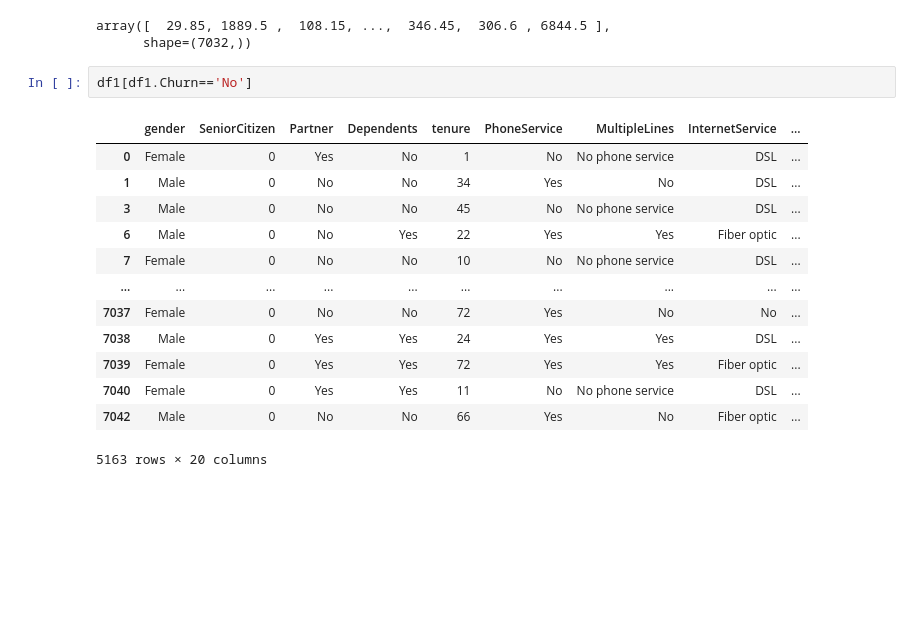
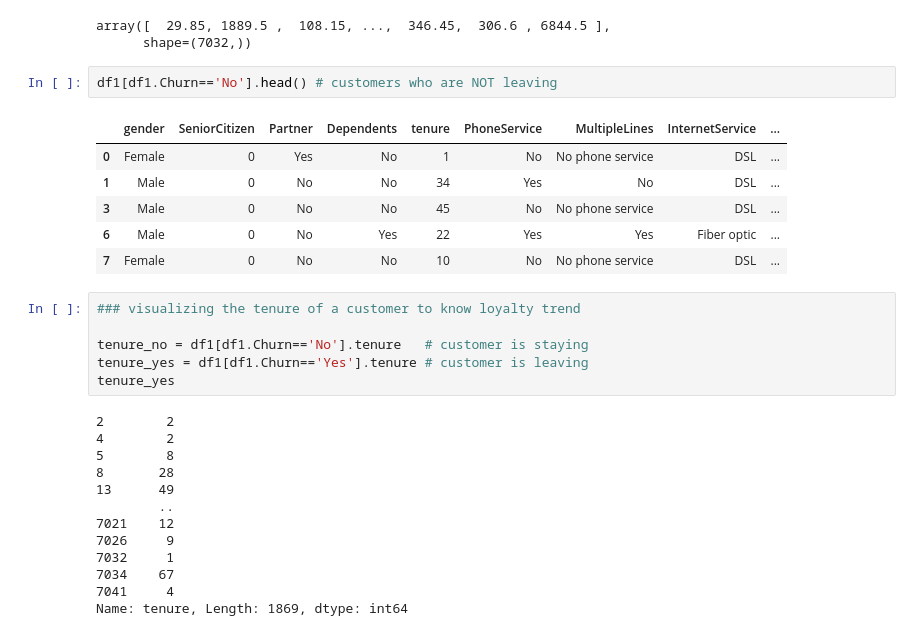
Before and after one commit to cmd-cosmos/ml-algorithms, a Jupyter notebook: Deep-Learning/Neural-Networks/ANN/customer-churn-prediction.ipynb, the cells around one changed output. Drawn from its saved outputs; the diff is of its cells as text; blank space fills up the shorter version.

Commit message:
churn vs retain visulaization

```diff
--- a/Deep-Learning/Neural-Networks/ANN/customer-churn-prediction.ipynb
+++ b/Deep-Learning/Neural-Networks/ANN/customer-churn-prediction.ipynb
@@ -115,18 +115,30 @@ df1.TotalCharges.values
 array([  29.85, 1889.5 ,  108.15, ...,  346.45,  306.6 , 6844.5 ],
       shape=(7032,))
 # %%
-df1[df1.Churn=='No']
+df1[df1.Churn=='No'].head() # customers who are NOT leaving
 # %% [output]
 |  | gender | SeniorCitizen | Partner | Dependents | tenure | PhoneService | MultipleLines | InternetService | ... |
 | 0 | Female | 0 | Yes | No | 1 | No | No phone service | DSL | ... |
 | 1 | Male | 0 | No | No | 34 | Yes | No | DSL | ... |
 | 3 | Male | 0 | No | No | 45 | No | No phone service | DSL | ... |
 | 6 | Male | 0 | No | Yes | 22 | Yes | Yes | Fiber optic | ... |
 | 7 | Female | 0 | No | No | 10 | No | No phone service | DSL | ... |
-| ... | ... | ... | ... | ... | ... | ... | ... | ... | ... |
-| 7037 | Female | 0 | No | No | 72 | Yes | No | No | ... |
-| 7038 | Male | 0 | Yes | Yes | 24 | Yes | Yes | DSL | ... |
-| 7039 | Female | 0 | Yes | Yes | 72 | Yes | Yes | Fiber optic | ... |
-| 7040 | Female | 0 | Yes | Yes | 11 | No | No phone service | DSL | ... |
-| 7042 | Male | 0 | No | No | 66 | Yes | No | Fiber optic | ... |
-5163 rows × 20 columns
+# %%
+### visualizing the tenure of a customer to know loyalty trend
+
+tenure_no = df1[df1.Churn=='No'].tenure   # customer is staying
+tenure_yes = df1[df1.Churn=='Yes'].tenure # customer is leaving
+tenure_yes
+# %% [output]
+2        2
+4        2
+5        8
+8       28
+13      49
+        ..
+7021    12
+7026     9
+7032     1
+7034    67
+7041     4
+Name: tenure, Length: 1869, dtype: int64
```
Also changed, not shown: parts of 1 cell of this notebook.
